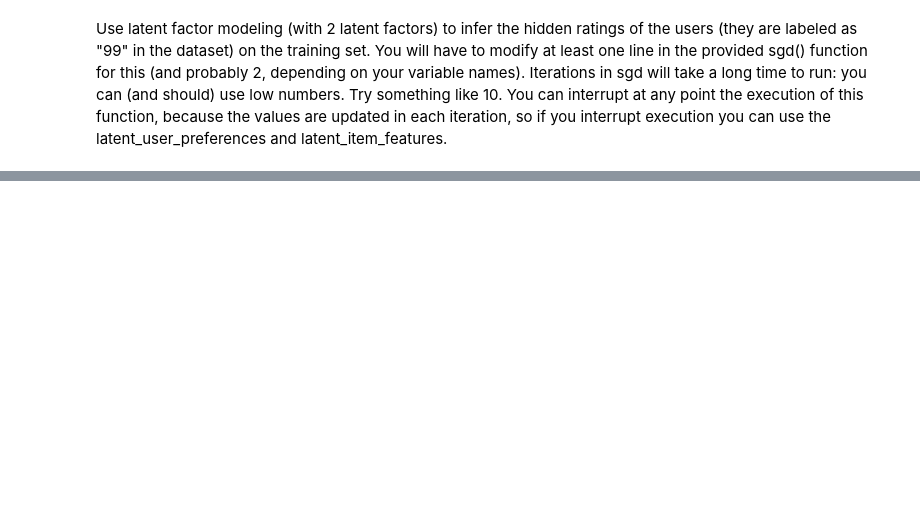
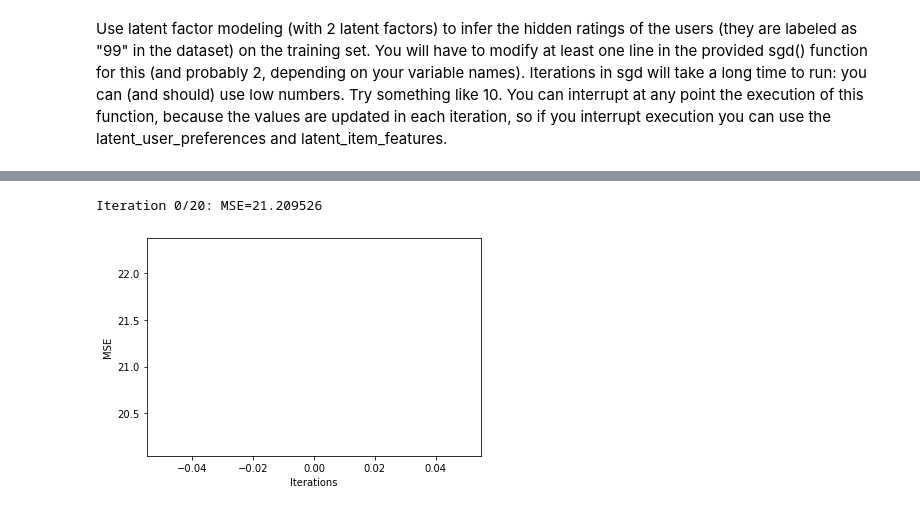
Before and after one commit to srt3000/CE888, a Jupyter notebook: Lab_4/my_recommender.ipynb, the cells around one changed output, grey strips where cells are left out. Cells and saved outputs as stored; diff of their text form; code cells hidden in the pictures; blank space fills up the shorter version.

```diff
--- a/Lab_4/my_recommender.ipynb
+++ b/Lab_4/my_recommender.ipynb
@@ -137,7 +147,7 @@ Use latent factor modeling (with 2 latent factors) to infer the hidden ratings o
 Iterations in sgd will take a long time to run: you can (and should) use low numbers. Try something like 10.
 You can interrupt at any point the execution of this function, because the values are updated in each iteration, so if you interrupt execution you can use the latent_user_preferences and latent_item_features.
 # %%
-data = df2
+data = df
 n_latent_factors = 2
 
 user_ratings = data.values
@@ -187,13 +223,16 @@ def sgd(iterations):
             mse_history.append(mse)
     return mse_history
 # %%
-num_iter = 30
+num_iter = 20
 hist = sgd(num_iter)  # Note how the MSE decreases with the number of iterations
 plt.figure()
 plt.plot(np.arange(0, num_iter, 10000), hist)
 plt.xlabel("Iterations")
 plt.ylabel("MSE")
 plt.show()
+# %% [output]
+Iteration 0/20: MSE=21.209526
+[figure, added]
 # %%
 predictions = latent_user_preferences.dot(latent_item_features.T)
 predictions
```
Also changed, not shown: parts of 13 cells of this notebook.
